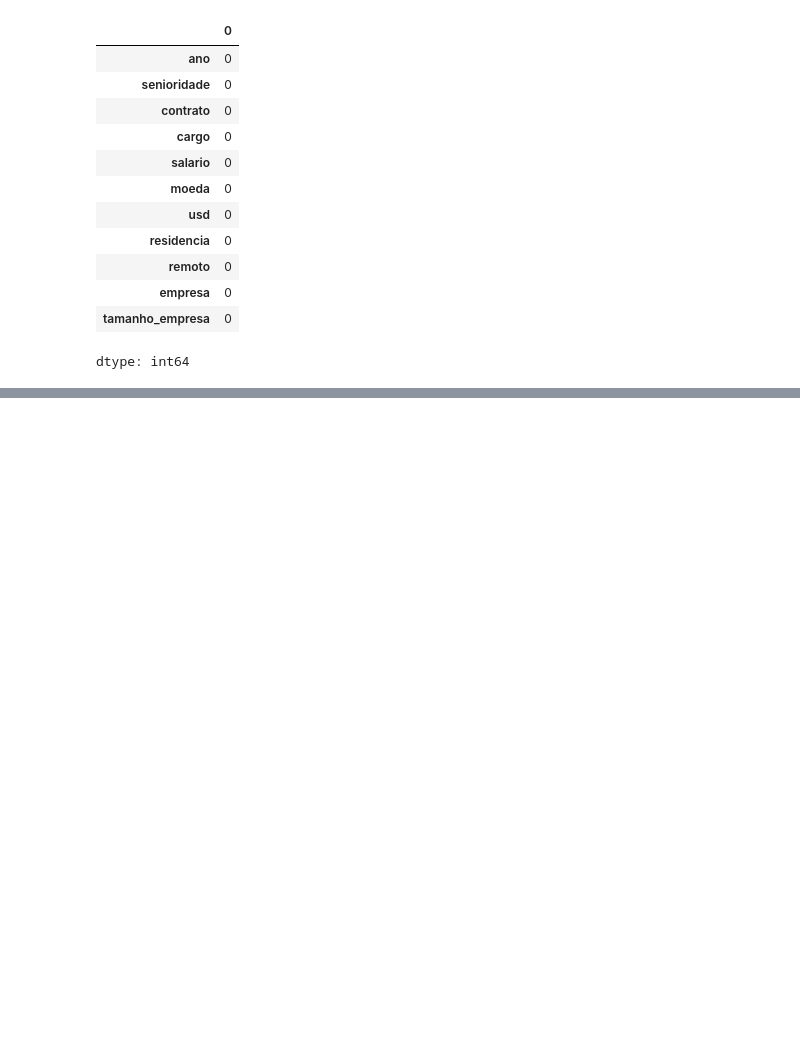
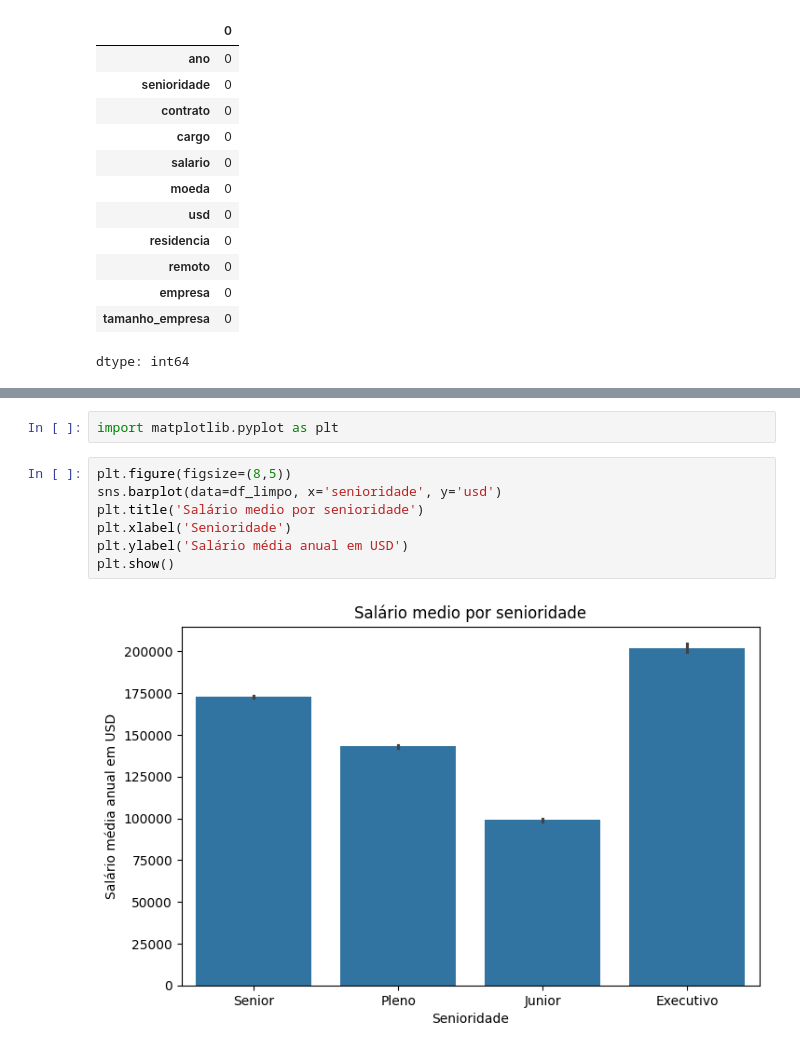
Before and after one commit to SavioMatias/ImersaoAlura, a Jupyter notebook: AulaAlura.ipynb, the cells around one changed output, grey strips where cells are left out. Drawn from its saved outputs; the diff is of its cells as text; blank space fills up the shorter version.

```diff
--- a/AulaAlura.ipynb
+++ b/AulaAlura.ipynb
@@ -320,0 +356,11 @@ df_limpo.head()
+# %%
+import matplotlib.pyplot as plt
+# %%
+plt.figure(figsize=(8,5))
+sns.barplot(data=df_limpo, x='senioridade', y='usd')
+plt.title('Salário medio por senioridade')
+plt.xlabel('Senioridade')
+plt.ylabel('Salário média anual em USD')
+plt.show()
+# %% [output]
+[figure, added]
```
Also changed, not shown: parts of 6 cells of this notebook.
